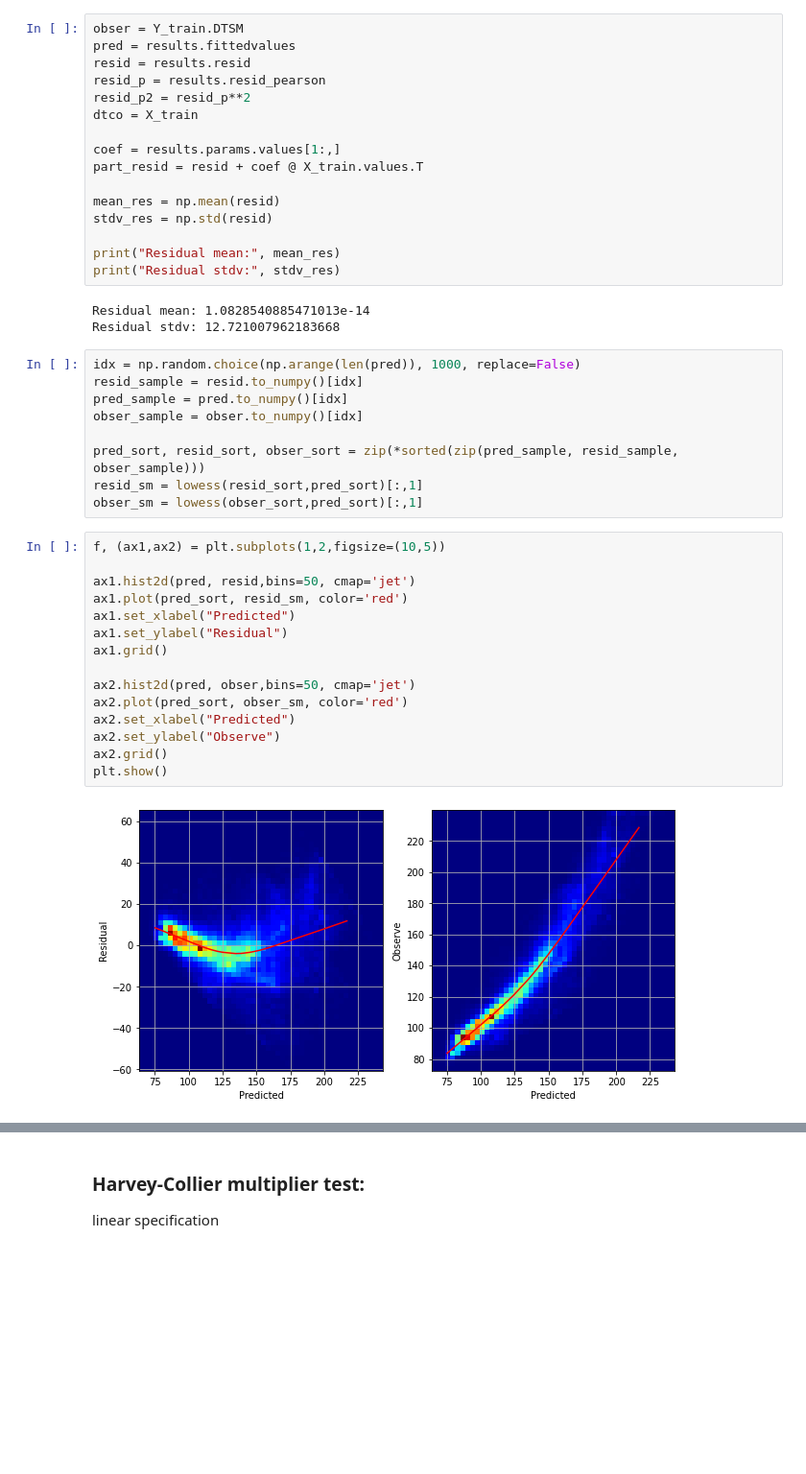
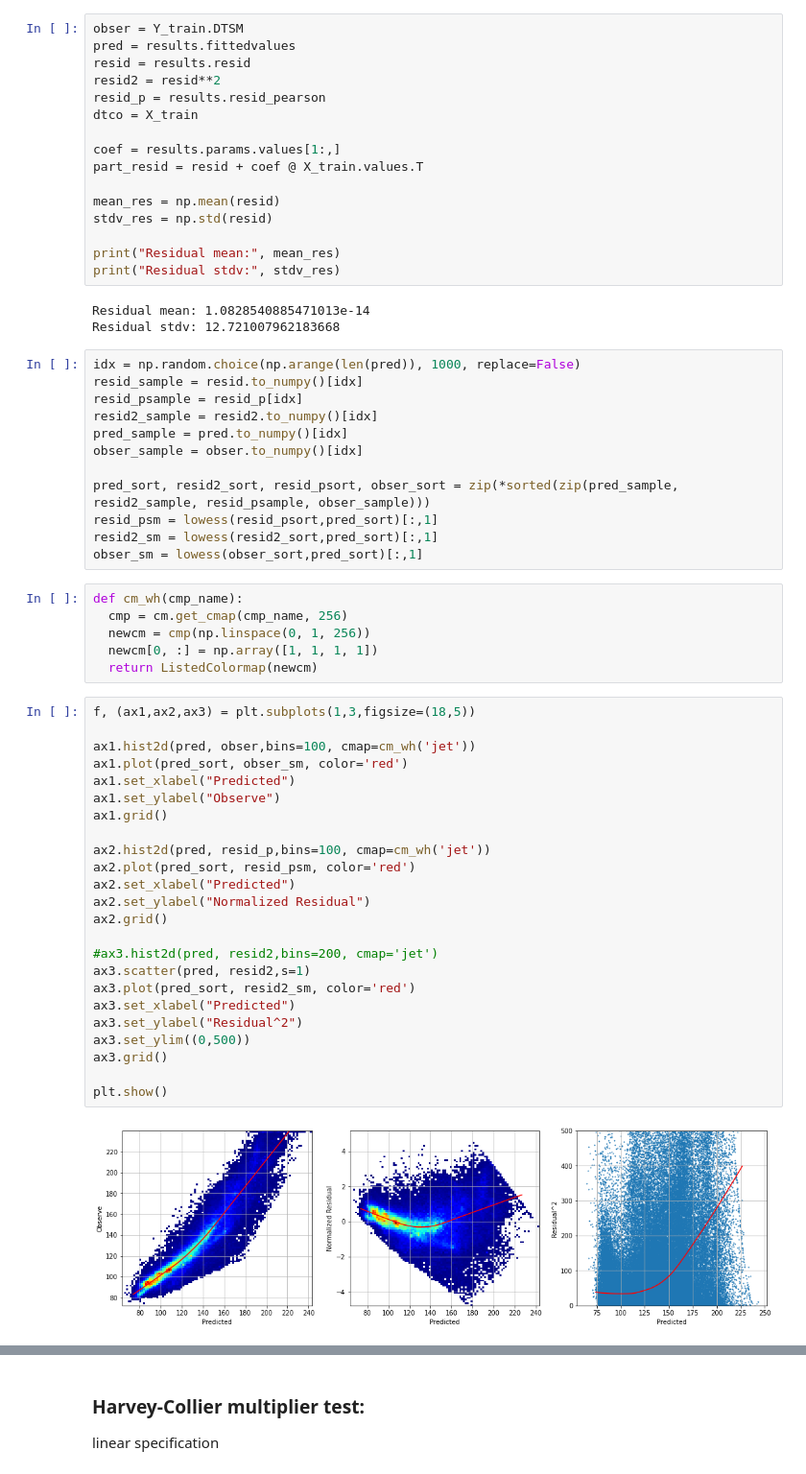
Before and after one commit to frh2020/topics, a Jupyter notebook: well_log_reg/model_lin_diagn_xn.ipynb, the cells around one changed output, grey strips where cells are left out. Shown at 96% size. Drawn from its saved outputs; the diff is of its cells as text; blank space fills up the shorter version.

```diff
--- a/well_log_reg/model_lin_diagn_xn.ipynb
+++ b/well_log_reg/model_lin_diagn_xn.ipynb
@@ -168,8 +171,8 @@ Another test (below) with more variable showing more serious multicollinearity.
 obser = Y_train.DTSM
 pred = results.fittedvalues
 resid = results.resid
+resid2 = resid**2
 resid_p = results.resid_pearson
-resid_p2 = resid_p**2
 dtco = X_train
 
 coef = results.params.values[1:,]
@@ -186,29 +189,47 @@ Residual stdv: 12.721007962183668
 # %%
 idx = np.random.choice(np.arange(len(pred)), 1000, replace=False)
 resid_sample = resid.to_numpy()[idx]
+resid_psample = resid_p[idx]
+resid2_sample = resid2.to_numpy()[idx]
 pred_sample = pred.to_numpy()[idx]
 obser_sample = obser.to_numpy()[idx]
 
-pred_sort, resid_sort, obser_sort = zip(*sorted(zip(pred_sample, resid_sample, obser_sample)))
-resid_sm = lowess(resid_sort,pred_sort)[:,1]
+pred_sort, resid2_sort, resid_psort, obser_sort = zip(*sorted(zip(pred_sample, resid2_sample, resid_psample, obser_sample)))
+resid_psm = lowess(resid_psort,pred_sort)[:,1]
+resid2_sm = lowess(resid2_sort,pred_sort)[:,1]
 obser_sm = lowess(obser_sort,pred_sort)[:,1]
+# %%
+def cm_wh(cmp_name):
+  cmp = cm.get_cmap(cmp_name, 256)
+  newcm = cmp(np.linspace(0, 1, 256))
+  newcm[0, :] = np.array([1, 1, 1, 1])
+  return ListedColormap(newcm)
 # %%
-f, (ax1,ax2) = plt.subplots(1,2,figsize=(10,5))
+f, (ax1,ax2,ax3) = plt.subplots(1,3,figsize=(18,5))
 
-ax1.hist2d(pred, resid,bins=50, cmap='jet')
-ax1.plot(pred_sort, resid_sm, color='red')
+ax1.hist2d(pred, obser,bins=100, cmap=cm_wh('jet'))
+ax1.plot(pred_sort, obser_sm, color='red')
 ax1.set_xlabel("Predicted")
-ax1.set_ylabel("Residual")
+ax1.set_ylabel("Observe")
 ax1.grid()
 
-ax2.hist2d(pred, obser,bins=50, cmap='jet')
-ax2.plot(pred_sort, obser_sm, color='red')
+ax2.hist2d(pred, resid_p,bins=100, cmap=cm_wh('jet'))
+ax2.plot(pred_sort, resid_psm, color='red')
 ax2.set_xlabel("Predicted")
-ax2.set_ylabel("Observe")
+ax2.set_ylabel("Normalized Residual")
 ax2.grid()
+
+#ax3.hist2d(pred, resid2,bins=200, cmap='jet')
+ax3.scatter(pred, resid2,s=1)
+ax3.plot(pred_sort, resid2_sm, color='red')
+ax3.set_xlabel("Predicted")
+ax3.set_ylabel("Residual^2")
+ax3.set_ylim((0,500))
+ax3.grid()
+
 plt.show()
 # %% [output]
-[figure, old version]
+[figure, new version]
 # %%
 f, ax = plt.subplots(nrows=2, ncols=2, figsize=(12,10))
 
```
Also changed, not shown: parts of 13 cells of this notebook.
